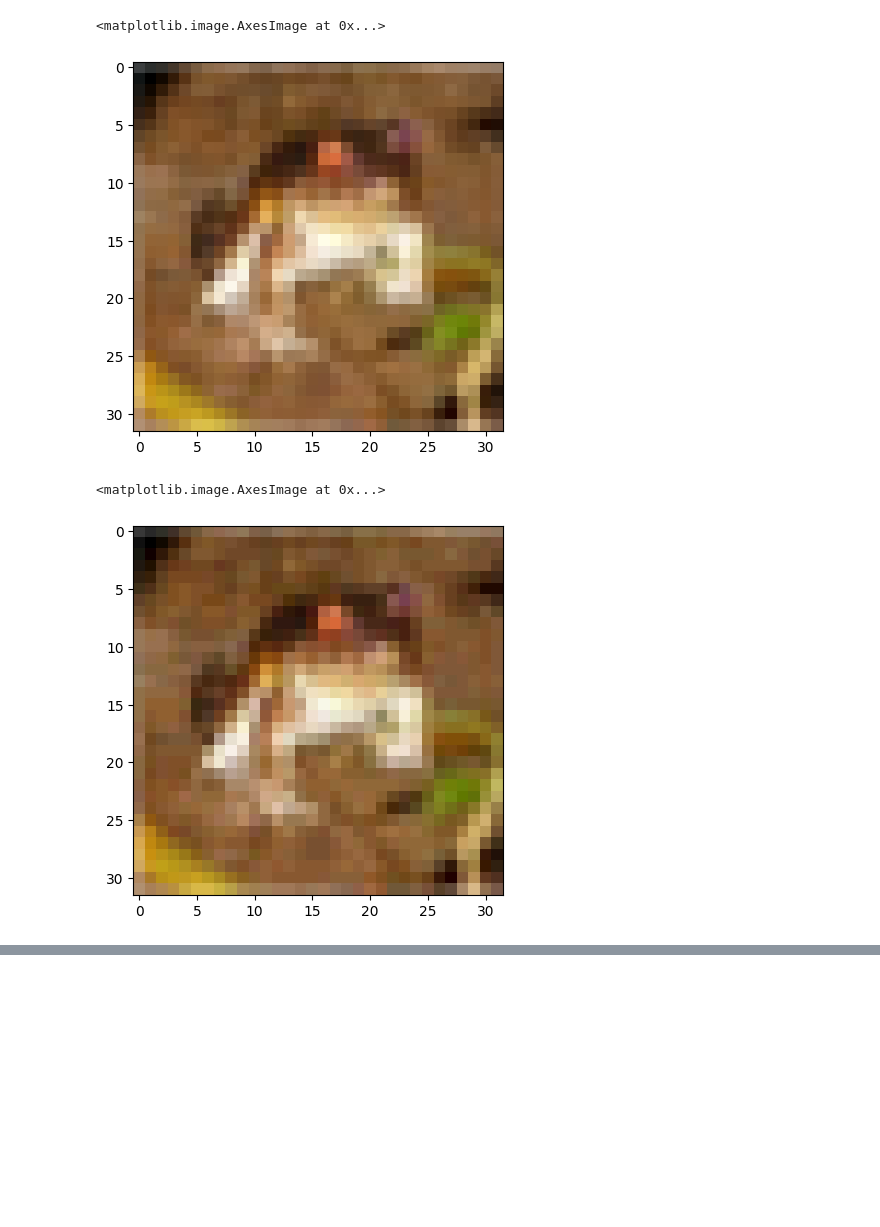
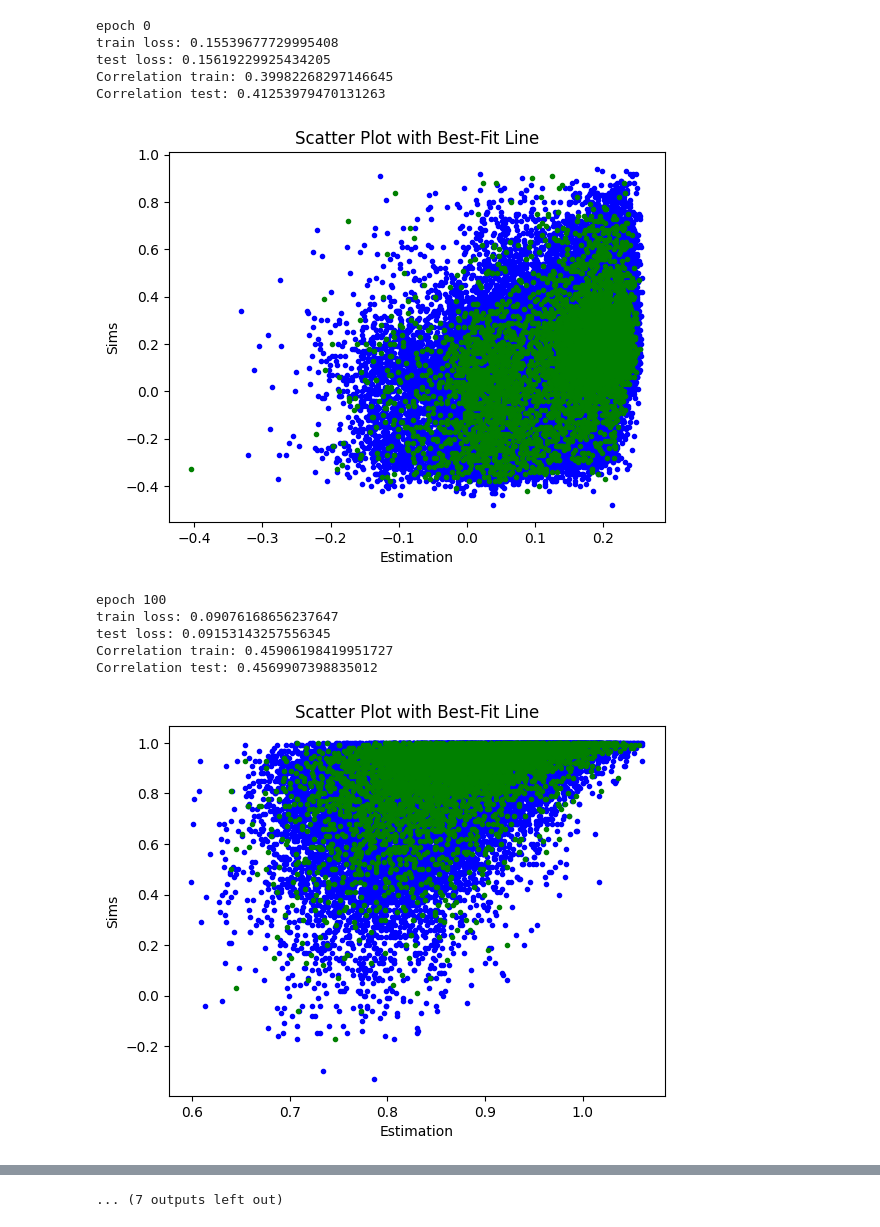
Before and after one commit to TheSun00000/SSL-strength-wise, a Jupyter notebook: test.ipynb, the cells around one changed output, grey strips where cells are left out. Cells and saved outputs as stored; diff of their text form; code cells hidden in the pictures; blank space fills up the shorter version.

```diff
--- a/test.ipynb
+++ b/test.ipynb
@@ -200,10 +184,58 @@ True
-# %%
-plt.imshow(TranslateX(dataset[0][0], 0))
-# %% [output]
-<matplotlib.image.AxesImage at 0x...>
-[figure, removed]
-# %%
-plt.imshow(Posterize(dataset[0][0], 5))
-# %% [output]
-<matplotlib.image.AxesImage at 0x...>
-[figure, removed]
+# %%
+def get_hardness_estimator(vectors, sims, fraction=0.9, logs=True, plot=True):
+
+    s = int(len(vectors) * fraction)
+    X_train_i, y_train_i, X_test_i, y_test_i = vectors[:s], sims[:s], vectors[s:], sims[s:]
+
+    model = LinearRegression()
+    # model = MLPRegressor(hidden_layer_sizes=(512,512), max_iter=100, random_state=42, activation='relu')
+    # model = MLPRegressor(
+    #     hidden_layer_sizes=(512, 512),
+    #     max_iter=1000,
+    #     random_state=42,
+    #     activation='relu',
+    #     early_stopping=True,
+    #     validation_fraction=0.2,
+    #     n_iter_no_change=10,
+    #     verbose=True)
+    model.fit(X_train_i, y_train_i)
+
+
+    pred_train_i = model.predict(X_train_i)
+    pred_test_i  = model.predict(X_test_i)
+
+
+    if logs:
+        print('train loss:', abs(y_train_i - pred_train_i).mean())
+        print('test loss:', abs(y_test_i - pred_test_i).mean())
+        print("Correlation train:", np.corrcoef(pred_train_i, y_train_i)[0, 1])
+        print("Correlation test:", np.corrcoef(pred_test_i, y_test_i)[0, 1])
+
+    if plot:
+        plt.scatter(pred_train_i, y_train_i, marker='.', c='blue', alpha=1)
+        plt.scatter(pred_test_i, y_test_i, marker='.', c='green', alpha=1)
+        plt.xlabel('Estimation')
+        plt.ylabel('Sims')
+        plt.title('Scatter Plot with Best-Fit Line')
+        plt.show()
+
+    return model
+# %%
+for i in [0, 100, 200, 300, 400, 500, 600, 700, 799]:
+    print(f'epoch {i}')
+    vectors, sims = epoch2vectors(epochs_lines[i])
+    estimator = get_hardness_estimator(vectors, sims)
+    print('\n\n\n\n\n')
+# %% [output]
+epoch 0
+train loss: 0.15539677729995408
+test loss: 0.15619229925434205
+Correlation train: 0.39982268297146645
+Correlation test: 0.41253979470131263
+[figure, added]
+epoch 100
+train loss: 0.09076168656237647
+test loss: 0.09153143257556345
+Correlation train: 0.45906198419951727
+Correlation test: 0.4569907398835012
+[figure, added]
@@ -209,0 +266 @@ plt.imshow(Posterize(dataset[0][0], 5))
+... (7 outputs left out)
```
Also changed, not shown: parts of 11 cells of this notebook, 3 other files.
